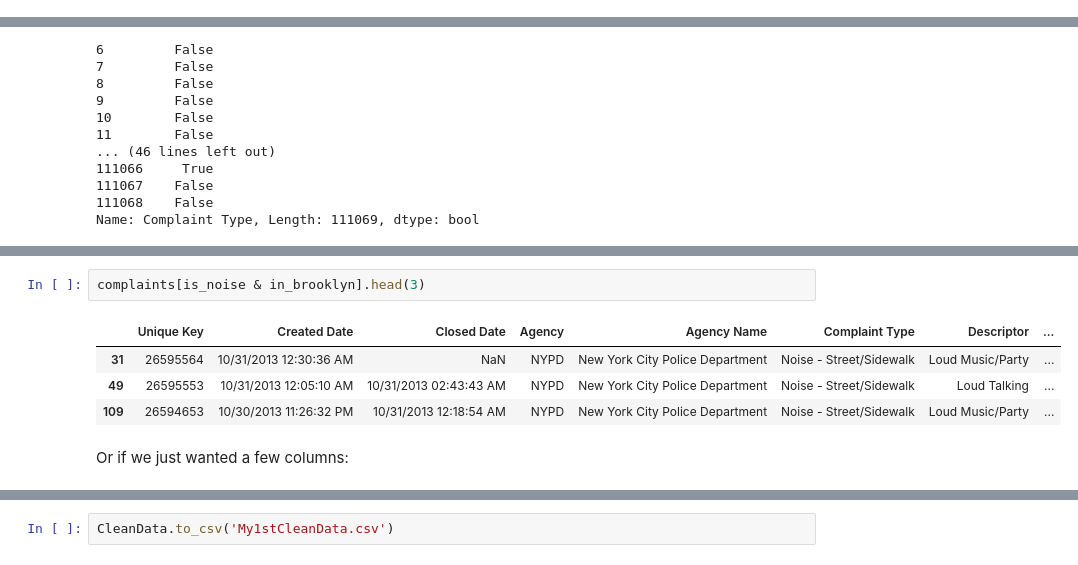
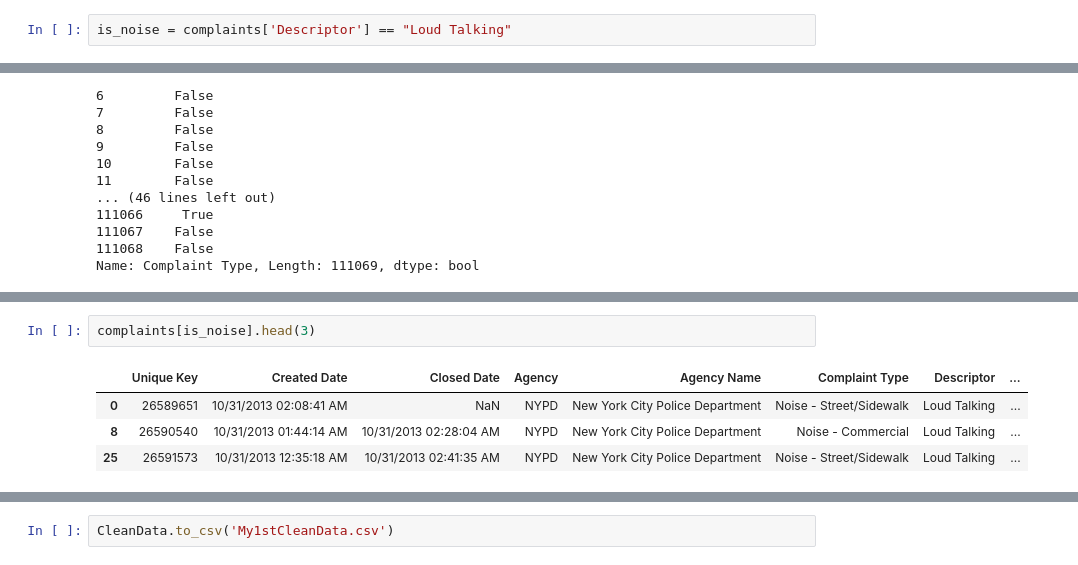
Before and after one commit to ReefAmarin/pandas-cookbook, a Jupyter notebook: Which_borough_has_the_most_noise_complaints_ReefAmarin.ipynb, the cells around one changed output, grey strips where cells are left out. Drawn from its saved outputs; the diff is of its cells as text.

```diff
--- a/Which_borough_has_the_most_noise_complaints_ReefAmarin.ipynb
+++ b/Which_borough_has_the_most_noise_complaints_ReefAmarin.ipynb
@@ -226,3 +240,5 @@ in_brooklyn = complaints['Borough'] == "BROOKLYN"
+# %%
+is_noise = complaints['Descriptor'] == "Loud Talking"
 # %%
 is_noise
 # %% [output]
@@ -266,9 +262,7 @@ Name: Borough, Length: 111069, dtype: bool
 # %%
-complaints[is_noise & in_brooklyn].head(3)
+complaints[is_noise].head(3)
 # %% [output]
 |  | Unique Key | Created Date | Closed Date | Agency | Agency Name | Complaint Type | Descriptor | ... |
-| 31 | 26595564 | 10/31/2013 12:30:36 AM | NaN | NYPD | New York City Police Department | Noise - Street/Sidewalk | Loud Music/Party | ... |
-| 49 | 26595553 | 10/31/2013 12:05:10 AM | 10/31/2013 02:43:43 AM | NYPD | New York City Police Department | Noise - Street/Sidewalk | Loud Talking | ... |
-| 109 | 26594653 | 10/30/2013 11:26:32 PM | 10/31/2013 12:18:54 AM | NYPD | New York City Police Department | Noise - Street/Sidewalk | Loud Music/Party | ... |
+| 0 | 26589651 | 10/31/2013 02:08:41 AM | NaN | NYPD | New York City Police Department | Noise - Street/Sidewalk | Loud Talking | ... |
+| 8 | 26590540 | 10/31/2013 01:44:14 AM | 10/31/2013 02:28:04 AM | NYPD | New York City Police Department | Noise - Commercial | Loud Talking | ... |
+| 25 | 26591573 | 10/31/2013 12:35:18 AM | 10/31/2013 02:41:35 AM | NYPD | New York City Police Department | Noise - Street/Sidewalk | Loud Talking | ... |
-# %% [markdown]
-Or if we just wanted a few columns:
```
Also changed, not shown: parts of 51 cells of this notebook.
